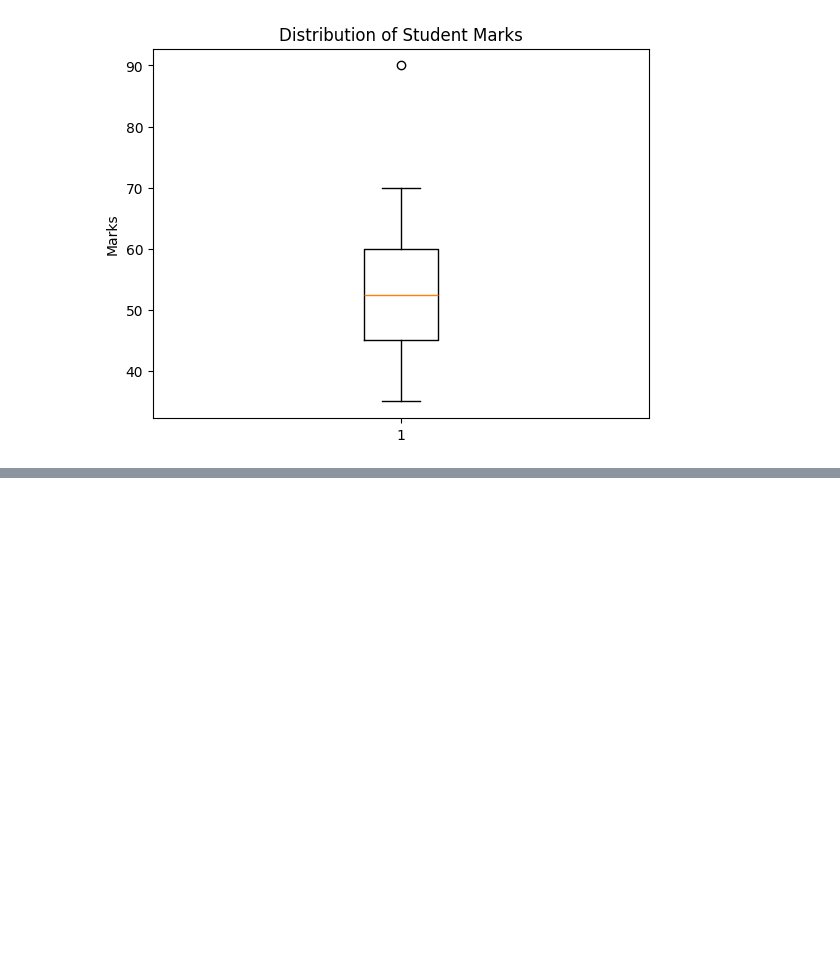
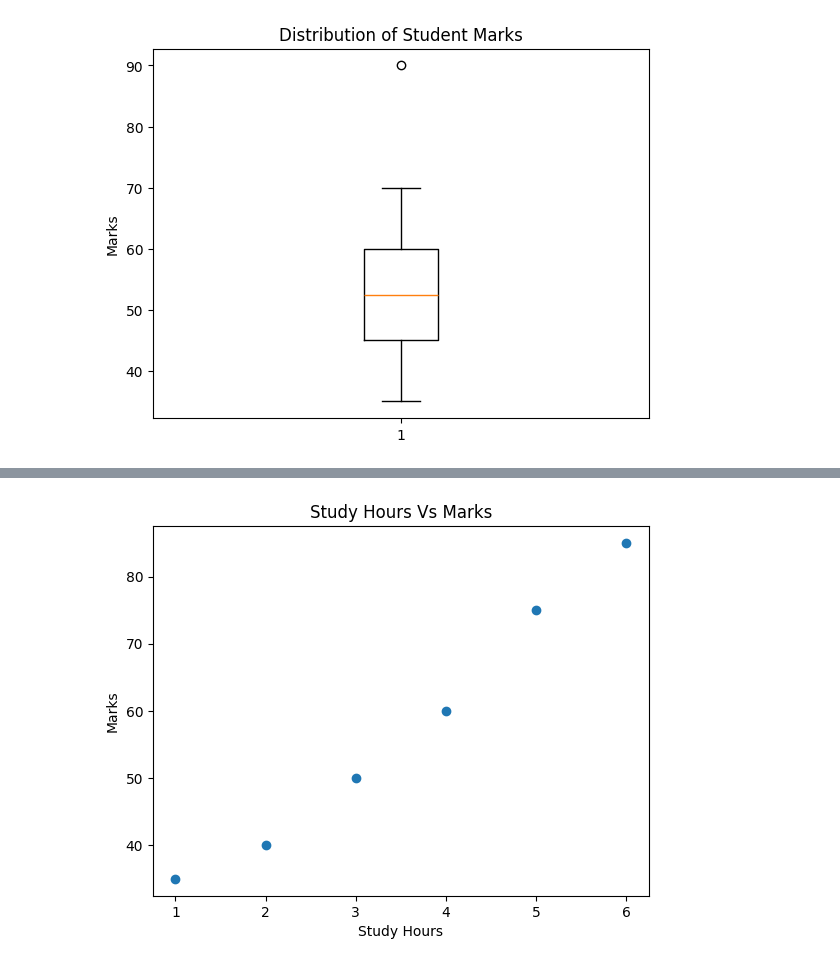
Before and after one commit to anshumanshukl1605/question-practice-, a Jupyter notebook: session16.ipynb, the cells around one changed output, grey strips where cells are left out. Cells and saved outputs as stored; diff of their text form; code cells hidden in the pictures; blank space fills up the shorter version.

```diff
--- a/session16.ipynb
+++ b/session16.ipynb
@@ -257,0 +287,13 @@ plt.show()
+# %%
+import matplotlib.pyplot as plt
+
+study_hours = [1, 2, 3, 4, 5, 6]
+marks = [35, 40, 50, 60, 75, 85]
+fig,ax=plt.subplots()
+ax.scatter(study_hours,marks)
+ax.set_title("Study Hours Vs Marks")
+ax.set_xlabel("Study Hours")
+ax.set_ylabel("Marks")
+plt.show()
+# %% [output]
+[figure, added]
```
Also changed, not shown: parts of 10 cells of this notebook.
